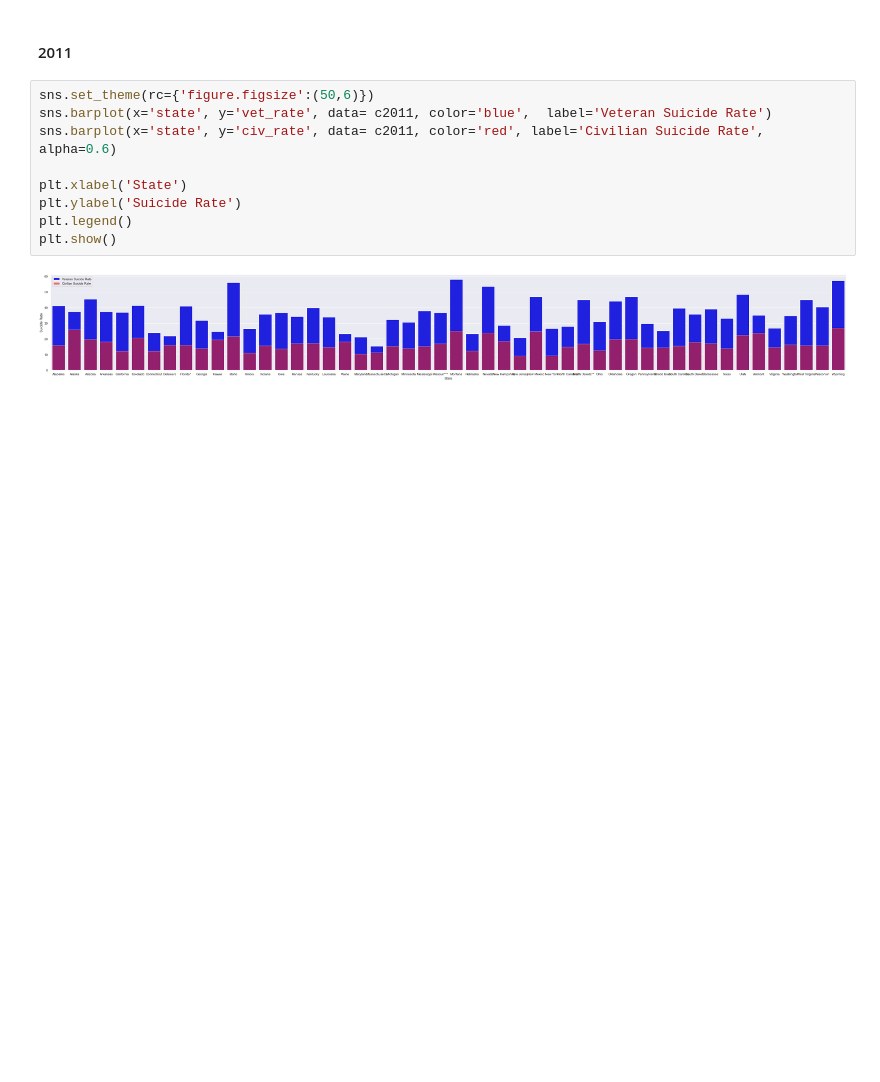
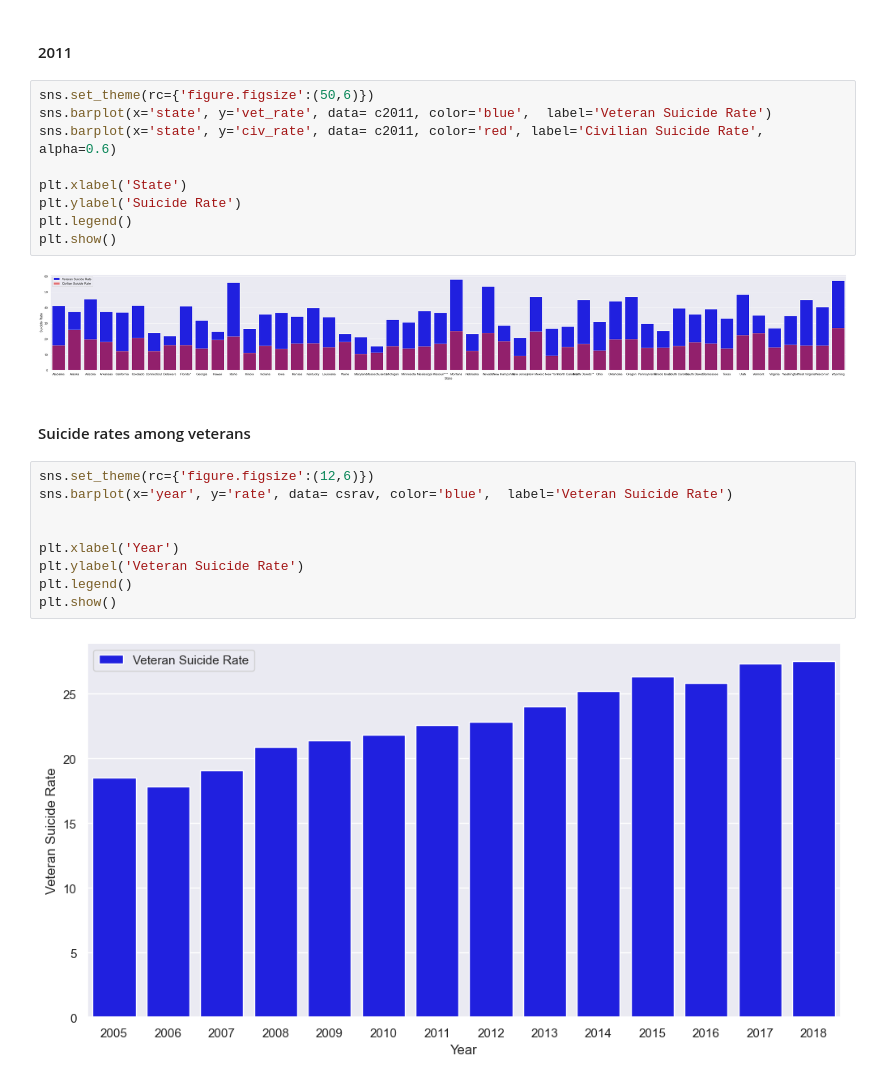
Before and after one commit to LuciMcD/Capstone-Project-MCDANIEL, a Jupyter notebook: EDAnotebook.ipynb, the cells around one changed output. Saved outputs shown, nothing was run; the diff lists cells and outputs as text; blank space fills up the shorter version.

```diff
--- a/EDAnotebook.ipynb
+++ b/EDAnotebook.ipynb
@@ -404,3 +404,16 @@ plt.legend()
 plt.show()
 # %% [output]
 [figure]
+# %% [markdown]
+#### Suicide rates among veterans
+# %%
+sns.set_theme(rc={'figure.figsize':(12,6)})
+sns.barplot(x='year', y='rate', data= csrav, color='blue',  label='Veteran Suicide Rate')
+
+
+plt.xlabel('Year')
+plt.ylabel('Veteran Suicide Rate')
+plt.legend()
+plt.show()
+# %% [output]
+[figure, added]
```
